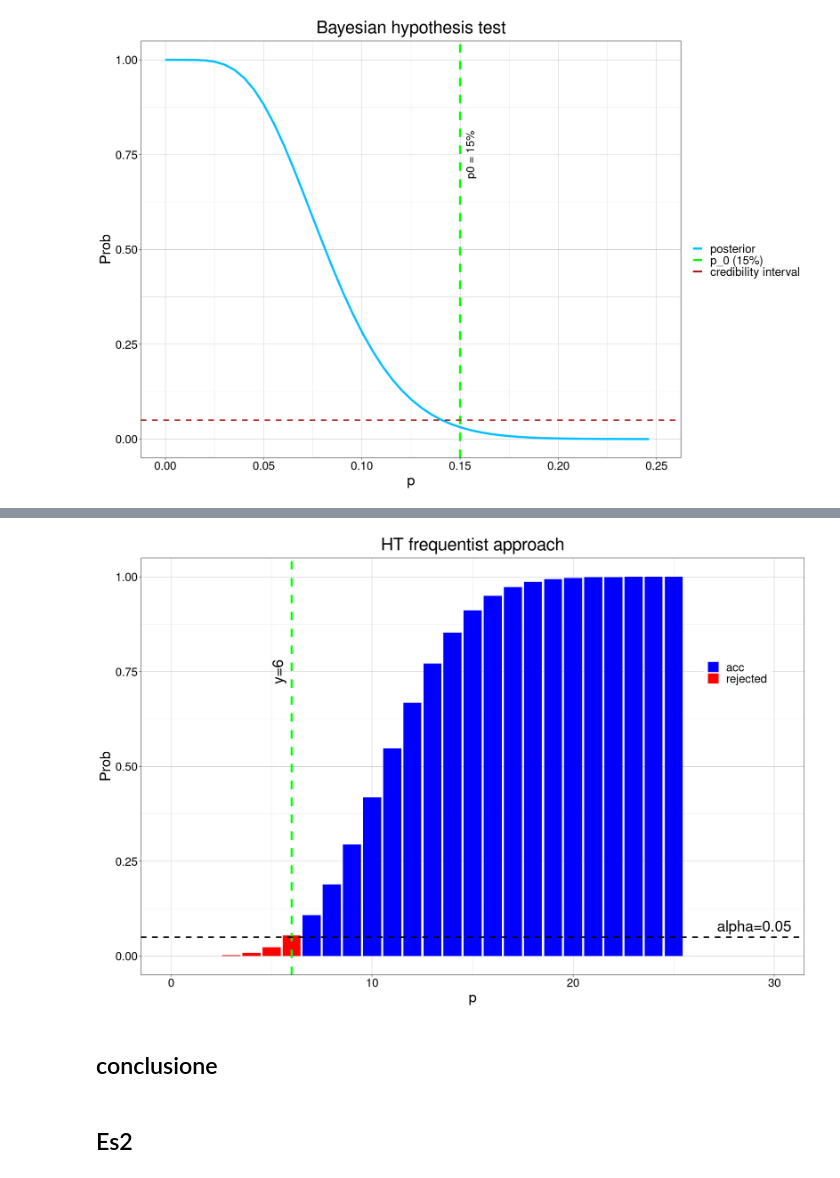
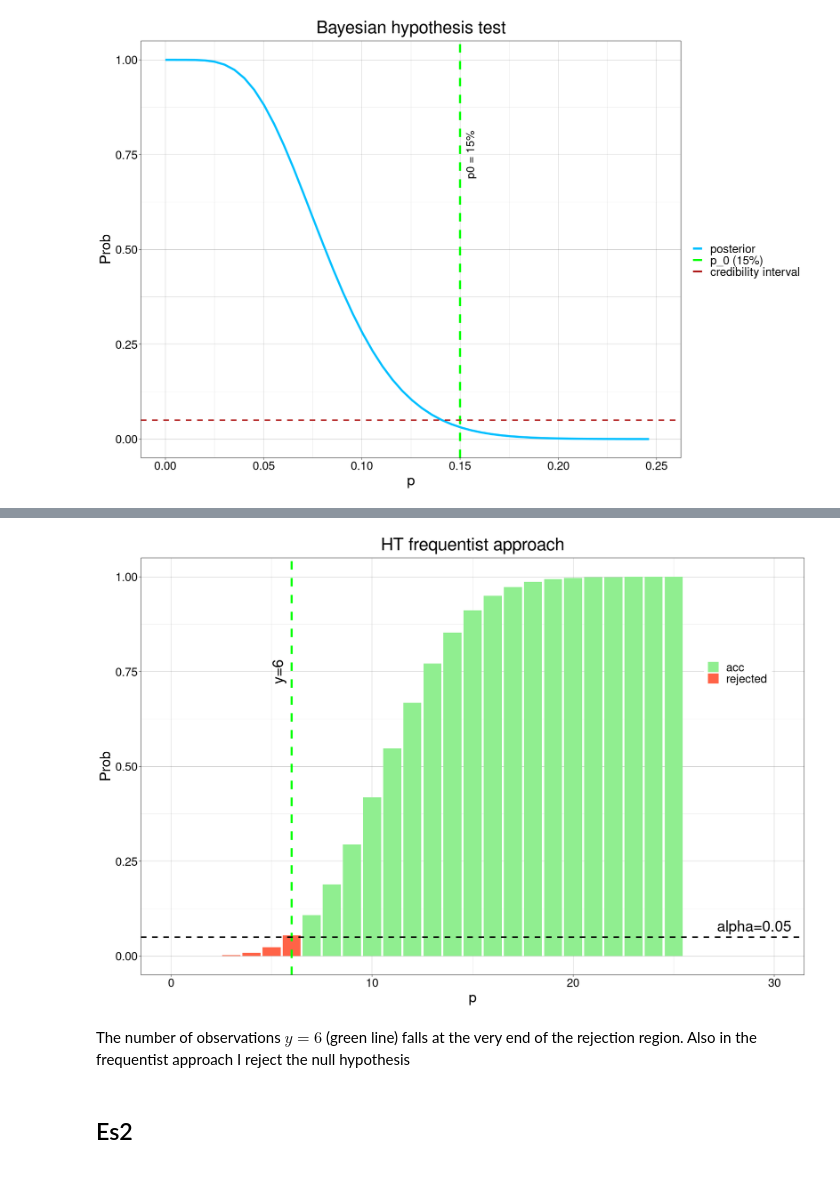
Before and after one commit to PietroCappelli/Advance_stat, a Jupyter notebook: Exercises/exercise06.ipynb, the cells around one changed output, grey strips where cells are left out. Saved outputs shown, nothing was run; the diff lists cells and outputs as text; code cells hidden in the pictures.

```diff
--- a/Exercises/exercise06.ipynb
+++ b/Exercises/exercise06.ipynb
@@ -139,13 +163,15 @@ p_rej <- seq(p_alpha, 0.3, length.out=150)
 
 plot <- ggplot() +
         geom_line(aes(x=p, y=beta_distr, color="posterior"),lwd=1.5) +
-        geom_vline(xintercept = p_alpha, color="green", lwd=1.5) +
+        geom_vline(xintercept = p_alpha, color="black", lwd=1) +
         geom_vline(xintercept = p_0, linetype="dashed", color="firebrick", lwd=1.5) +
+        geom_area(aes(x = ifelse(p<p_alpha, p, 0), y=beta_distr,), fill=adjustcolor("green",alpha.f=0.25))+
+        geom_area(aes(x = ifelse(p>p_alpha-0.0005, p, 1), y=beta_distr,), fill=adjustcolor("red",alpha.f=0.25))+
         theme_linedraw() +
         xlim(0,0.3)+
-        scale_color_manual(name = "", values = c("posterior" = "deepskyblue","accettance limit"="green", "p_0" = "firebrick" ))+
-        labs(title=glue("Probability distributions"), x="p",y="Prob")+
-        theme(text = element_text(size=22), plot.title = element_text( hjust = 0.5))
+        scale_color_manual(name = "", values = c("posterior" = "black","accettance limit"="black", "p_0" = "firebrick","acc region"="green", "rej region" = "red" ))+
+        labs(title=glue("Bayesian HT"), x="p",y="Prob")+
+        theme(text = element_text(size=22), plot.title = element_text( hjust = 0.5), legend.position=c(.9,.75))
 
 plot
 # %% [output]
@@ -159,33 +194,33 @@ Null distribution
 # %%
 y_i <- 1:25
 p_test <- pbinom(y_i, n, p_0)
 
 y_acc  <- y_i[p_test > 1-a]
 y_rej  <- y_i[p_test < 1-a]
 
 pp_test <- dbinom(y_i, n, p_0)
 
 col <- c(rep("rejected",6),rep("acc",length(p_test)-6))
 
 df <- data.frame(y_i, p_test, col)
 
 options(repr.plot.width=15, repr.plot.height=10)
 barp <- ggplot(df, aes(x=y_i, y=p_test, fill=col)) +
         geom_bar(stat="identity")+
         geom_vline(xintercept = y, linetype="dashed", color="green", lwd=1.5) +
         geom_hline(yintercept = a, linetype="dashed", color="black", lwd=1) +
         theme_linedraw() +
         xlim(0,30)+
-        scale_fill_manual(name="",values = c("blue","red") )+
+        scale_fill_manual(name="",values = c("#90ee90","tomato") )+
         labs(title=glue("HT frequentist approach"), x="p",y="Prob")+
         theme(text = element_text(size=22), plot.title = element_text( hjust = 0.5),
                 legend.position=c(.9,.75))+
         annotate("text", x=5.3, y=0.75, label= "y=6",angle=90, size=8) +
         annotate("text", x=29,  y=0.08,  label= "alpha=0.05", size=8)
 barp
 # %% [output]
-[figure, old version]
+[figure, new version]
-# %% [markdown]
-## conclusione
+# %% [markdown]
+The number of observations $y=6$ (green line) falls at the very end of the rejection region. Also in the frequentist approach I reject the null hypothesis
 # %% [markdown]
 ## Es2
```
Also changed, not shown: parts of 41 cells of this notebook.
